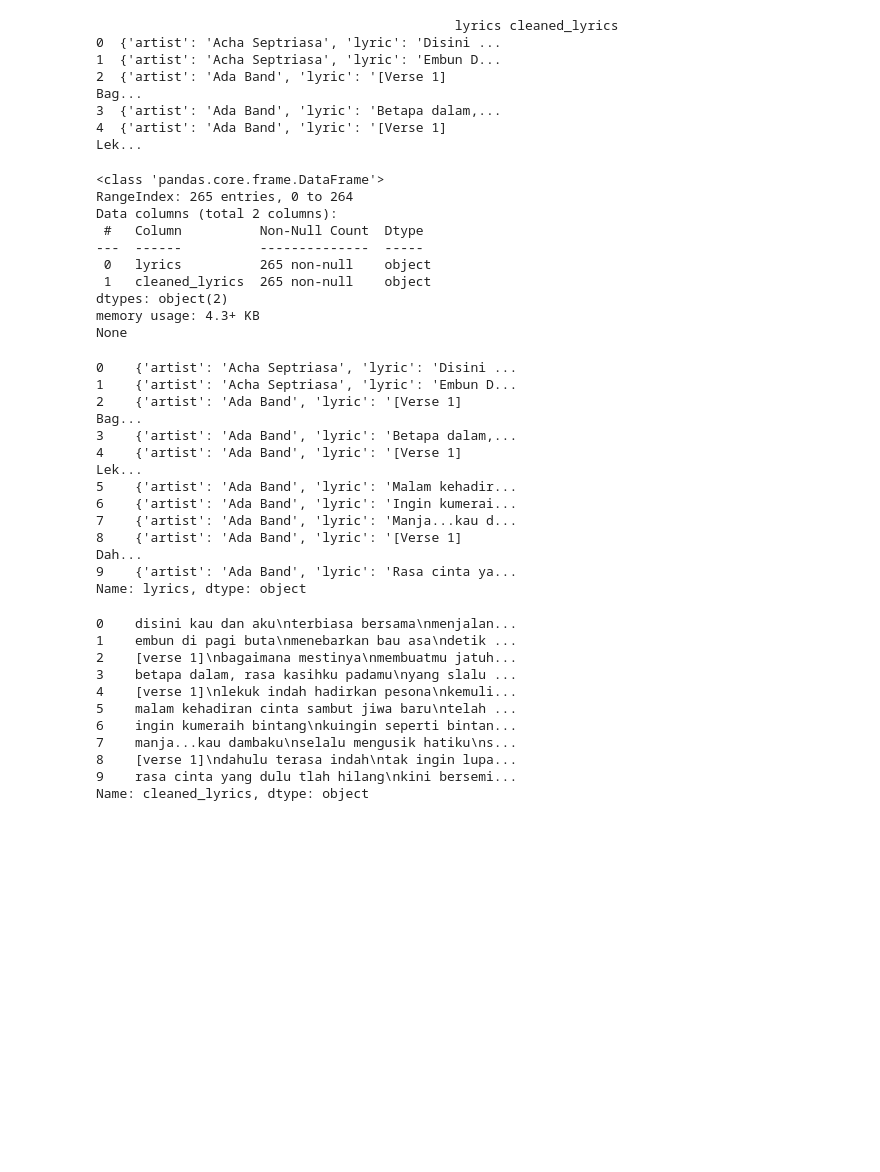
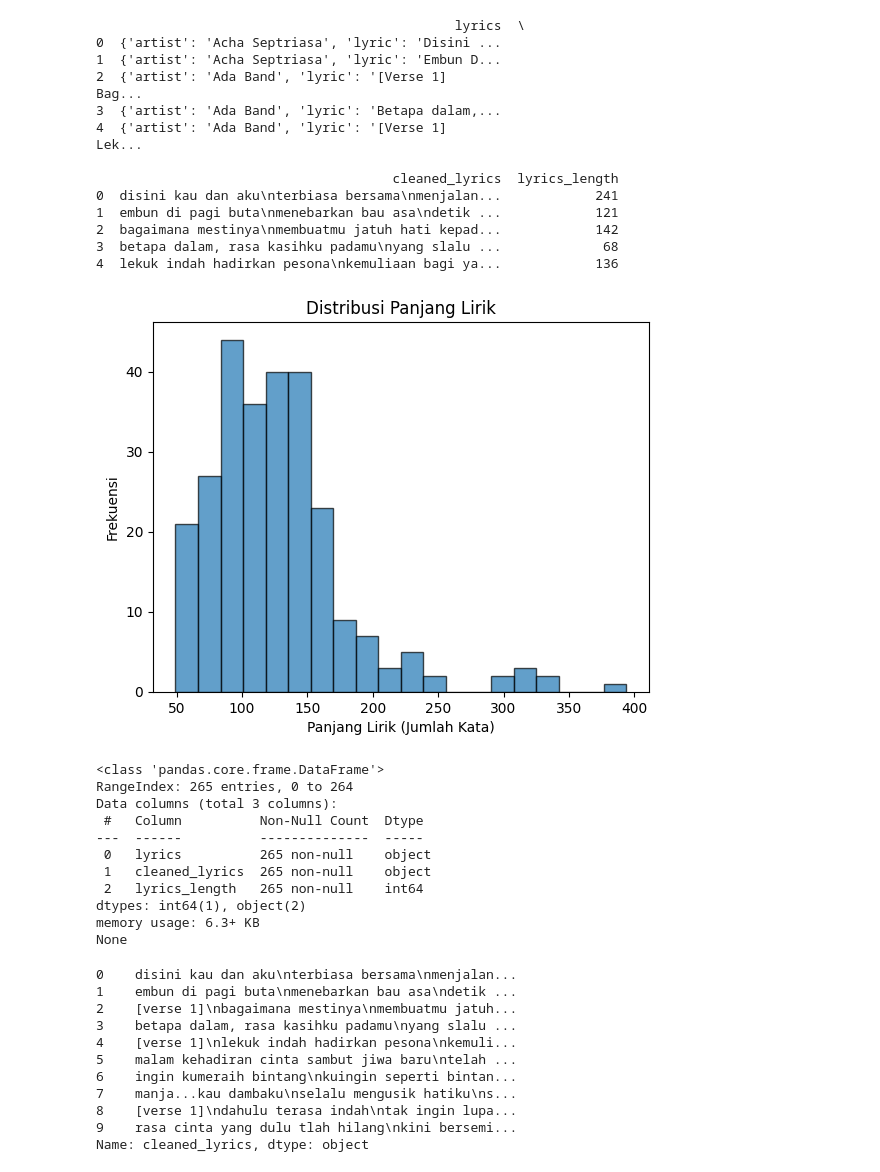
Before and after one commit to Mustafid26/project-stki, a Jupyter notebook: reff.ipynb, the cells around one changed output. Saved outputs shown, nothing was run; the diff lists cells and outputs as text; code cells hidden in the pictures; blank space fills up the shorter version.

```diff
--- a/reff.ipynb
+++ b/reff.ipynb
@@ -6,10 +10,3 @@ import joblib
 # %%
 # Load dataset
 data = pd.read_json('katalagu-indonesia-2000an.json')
-# %%
-if isinstance(data['lyrics'].iloc[0], str):
-    data['cleaned_lyrics'] = data['lyrics'].str.lower()
-elif isinstance(data['lyrics'].iloc[0], list):
-    data['cleaned_lyrics'] = data['lyrics'].apply(lambda x: ' '.join(x) if isinstance(x, list) else '').str.lower()
-elif isinstance(data['lyrics'].iloc[0], dict):
-    data['cleaned_lyrics'] = data['lyrics'].apply(lambda x: x.get('text', '') if isinstance(x, dict) else '')
@@ -15,0 +31,12 @@ elif isinstance(data['lyrics'].iloc[0], dict):
+# %%
+def extract_lyric(entry):
+    if isinstance(entry, dict) and 'lyric' in entry:
+        print(entry['lyric'])
+        return entry['lyric'].lower()
+    elif isinstance(entry, str):
+        print(entry)
+        return entry.lower()
+    else:
+        print("Empty or invalid entry")
+
+data['cleaned_lyrics'] = data['lyrics'].apply(extract_lyric)
@@ -15,0 +61,8 @@ elif isinstance(data['lyrics'].iloc[0], dict):
+# %%
+def clean_lyric(lyric):
+    import re
+    cleaned = re.sub(r'\[.*?\]', '', lyric).strip()
+    print(cleaned)
+    return cleaned
+
+data['cleaned_lyrics'] = data['cleaned_lyrics'].apply(clean_lyric)
@@ -15,0 +87,3 @@ elif isinstance(data['lyrics'].iloc[0], dict):
+# %%
+data['lyrics_length'] = data['cleaned_lyrics'].apply(lambda x: len(x.split()))
+print(data['lyrics_length'].describe())
@@ -16,7 +100,7 @@ elif isinstance(data['lyrics'].iloc[0], dict):
 # %%
 print(data.head())
 # %% [output]
-                                              lyrics cleaned_lyrics
+                                              lyrics  \
 0  {'artist': 'Acha Septriasa', 'lyric': 'Disini ...
 1  {'artist': 'Acha Septriasa', 'lyric': 'Embun D...
 2  {'artist': 'Ada Band', 'lyric': '[Verse 1]
@@ -24,16 +108,32 @@ Bag...
 3  {'artist': 'Ada Band', 'lyric': 'Betapa dalam,...
 4  {'artist': 'Ada Band', 'lyric': '[Verse 1]
 Lek...
+
+                                      cleaned_lyrics  lyrics_length
+0  disini kau dan aku\nterbiasa bersama\nmenjalan...            241
+1  embun di pagi buta\nmenebarkan bau asa\ndetik ...            121
+2  bagaimana mestinya\nmembuatmu jatuh hati kepad...            142
+3  betapa dalam, rasa kasihku padamu\nyang slalu ...             68
+4  lekuk indah hadirkan pesona\nkemuliaan bagi ya...            136
+# %%
+plt.hist(data['lyrics_length'], bins=20, edgecolor='k', alpha=0.7)
+plt.title('Distribusi Panjang Lirik')
+plt.xlabel('Panjang Lirik (Jumlah Kata)')
+plt.ylabel('Frekuensi')
+plt.show()
+# %% [output]
+[figure, added]
 # %%
 print(data.info())
 # %% [output]
 <class 'pandas.core.frame.DataFrame'>
 RangeIndex: 265 entries, 0 to 264
-Data columns (total 2 columns):
+Data columns (total 3 columns):
  #   Column          Non-Null Count  Dtype
 ---  ------          --------------  -----
  0   lyrics          265 non-null    object
  1   cleaned_lyrics  265 non-null    object
-dtypes: object(2)
-memory usage: 4.3+ KB
+ 2   lyrics_length   265 non-null    int64
+dtypes: int64(1), object(2)
+memory usage: 6.3+ KB
 None
@@ -42,20 +140,3 @@ data['cleaned_lyrics'] = data['cleaned_lyrics'].fillna('')
-# %%
-print(data['lyrics'].head(10))
-# %% [output]
-0    {'artist': 'Acha Septriasa', 'lyric': 'Disini ...
-1    {'artist': 'Acha Septriasa', 'lyric': 'Embun D...
-2    {'artist': 'Ada Band', 'lyric': '[Verse 1]
-Bag...
-3    {'artist': 'Ada Band', 'lyric': 'Betapa dalam,...
-4    {'artist': 'Ada Band', 'lyric': '[Verse 1]
-Lek...
-5    {'artist': 'Ada Band', 'lyric': 'Malam kehadir...
-6    {'artist': 'Ada Band', 'lyric': 'Ingin kumerai...
-7    {'artist': 'Ada Band', 'lyric': 'Manja...kau d...
-8    {'artist': 'Ada Band', 'lyric': '[Verse 1]
-Dah...
-9    {'artist': 'Ada Band', 'lyric': 'Rasa cinta ya...
-Name: lyrics, dtype: object
 # %%
 data['cleaned_lyrics'] = data['lyrics'].apply(lambda x: x['lyric'].lower() if isinstance(x, dict) and 'lyric' in x else '')
 data['cleaned_lyrics'] = data['cleaned_lyrics'].fillna('')
```
Also changed, not shown: parts of 10 cells of this notebook, 9 other files.
